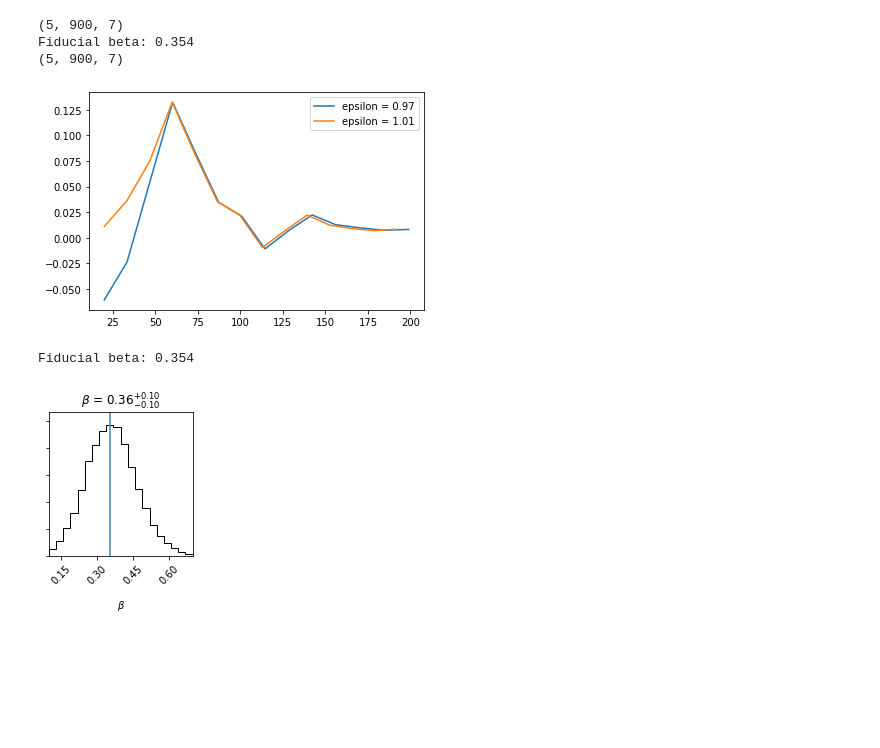
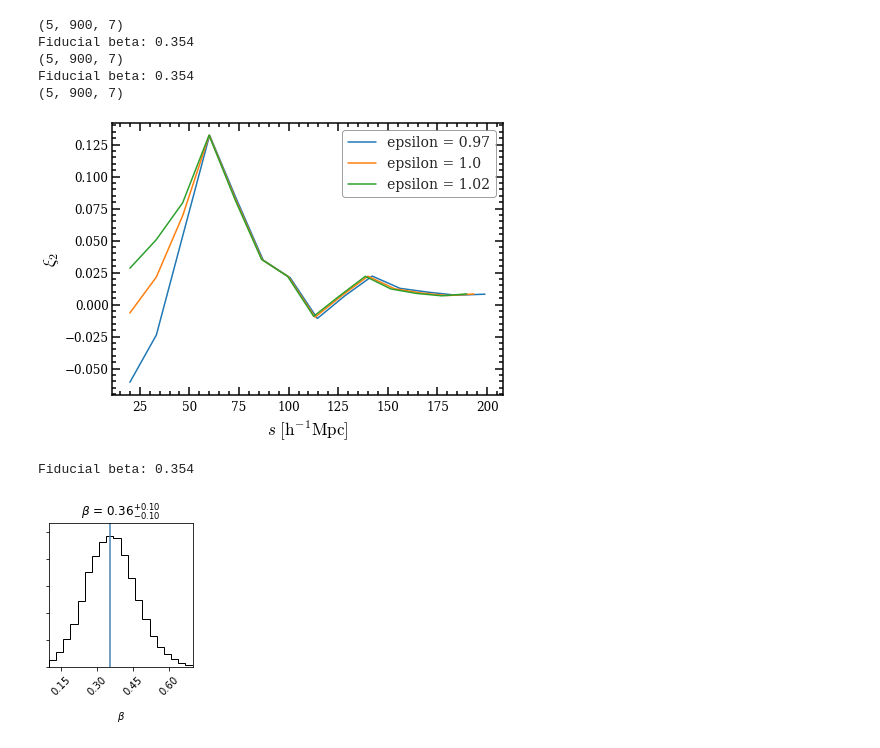
Before and after one commit to epaillas/old_VoidFinder, a Jupyter notebook: Untitled.ipynb, the cells around one changed output. Cells and saved outputs as stored; diff of their text form; code cells hidden in the pictures; blank space fills up the shorter version.

```diff
--- a/Untitled.ipynb
+++ b/Untitled.ipynb
@@ -30,7 +30,7 @@ def log_probability(theta, x, y, cov):
         return -np.inf
     return lp + log_likelihood(theta, x, y, cov)
 
-
+plt.style.use('enrique')
 
 handle = '/Users/epaillas/data/eboss/EZmock_eBOSS_LRG_NGC_v5_000*_Om307.SVF_recen_vf0.9_ovl0.5_sky_postOm307.VG_CCF_rmu'
 mocks = MockStatistics(handle)
@@ -54,7 +54,7 @@ mean_dxi0 = dxi0.mean(axis=0)
 mean_xi2 = xi2.mean(axis=0)
 
 # Visualize data for sanity check
-fig = plt.figure()
+fig = plt.figure(figsize=(7,5))
 ax = plt.subplot()
 
 #ax.plot(s, mean_xi0, label='mono 0.35')
@@ -75,10 +75,57 @@ print('Fiducial beta: %0.3f' % fid_beta)
 
 cov = cov_xi2 + fid_G**2 * cov_dxi0 - fid_G*cov_xi02 - fid_G*cov_xi20
 
+
 handle = '/Users/epaillas/data/eboss/EZmock_eBOSS_LRG_NGC_v5_000*_Om307.SVF_recen_vf0.9_ovl0.5_sky_postOm307.VG_CCF_rmu'
 mocks = MockStatistics(handle)
 
-epsilon = 1.01
+epsilon = 1
+
+s, xi0 = mocks.getMonopole(epsilon=epsilon)
+s, xi2 = mocks.getQuadrupole(epsilon=epsilon)
+s, xiav = mocks.getAverageMonopole(epsilon=epsilon)
+s, dxi0 = mocks.getDiffMonopole(epsilon=epsilon)
+
+cov_xi0 = mocks.getCovarianceMatrix(xi0)
+cov_xi2 = mocks.getCovarianceMatrix(xi2)
+cov_xiav = mocks.getCovarianceMatrix(xiav)
+cov_dxi0 = mocks.getCovarianceMatrix(dxi0)
+cov_xi02 = mocks.getCrossCovarianceMatrix(xi0, xi2)
+cov_xi20 = mocks.getCrossCovarianceMatrix(xi2, xi0)
+
+mean_xi0 = xi0.mean(axis=0)
+mean_dxi0 = dxi0.mean(axis=0)
+mean_xi2 = xi2.mean(axis=0)
+
+# Visualize data for sanity check
+#fig = plt.figure(figsize=(7,5))
+#ax = plt.subplot()
+
+#ax.plot(s, mean_xi0, label='mono 0.35')
+ax.plot(s, mean_xi2, label='epsilon = 1.0')
+
+#ax.legend()
+#plt.show()
+
+# Cosmological parameters
+Om0 = 0.31
+Ode0 = 1 - Om0
+bias_LRG = 2.30
+eff_z_LRG = 0.703
+f_LRG = ((Om0 * (1 + eff_z_LRG)**3.) / (Om0 * (1 + eff_z_LRG)**3 + Ode0))**0.55
+fid_beta = f_LRG / bias_LRG
+fid_G = 2 * fid_beta / (3 + fid_beta)
+print('Fiducial beta: %0.3f' % fid_beta)
+
+cov = cov_xi2 + fid_G**2 * cov_dxi0 - fid_G*cov_xi02 - fid_G*cov_xi20
+
+
+
+
+handle = '/Users/epaillas/data/eboss/EZmock_eBOSS_LRG_NGC_v5_000*_Om307.SVF_recen_vf0.9_ovl0.5_sky_postOm307.VG_CCF_rmu'
+mocks = MockStatistics(handle)
+
+epsilon = 1.02
 
 s, xi0 = mocks.getMonopole(epsilon=epsilon)
 s, xi2 = mocks.getQuadrupole(epsilon=epsilon)
@@ -93,35 +140,39 @@ cov_xi02 = mocks.getCrossCovarianceMatrix(xi0, xi2)
 cov_xi20 = mocks.getCrossCovarianceMatrix(xi2, xi0)
 
 mean_xi0 = xi0.mean(axis=0)
 mean_dxi0 = dxi0.mean(axis=0)
 mean_xi2 = xi2.mean(axis=0)
 
 # Visualize data for sanity check
 #fig = plt.figure()
 #ax = plt.subplot()
 
 #ax.plot(s, mean_xi0, label='mono 0.35')
-ax.plot(s, mean_xi2, label='epsilon = 1.01')
+ax.plot(s, mean_xi2, label='epsilon = 1.02')
 
+ax.set_xlabel(r'$s\ [\rm{h^{-1}Mpc}]$', fontsize=17)
+ax.set_ylabel(r'$\xi_2$', fontsize=17)
 ax.legend()
 plt.show()
 
 # Cosmological parameters
 Om0 = 0.31
 Ode0 = 1 - Om0
 bias_LRG = 2.30
 eff_z_LRG = 0.703
 f_LRG = ((Om0 * (1 + eff_z_LRG)**3.) / (Om0 * (1 + eff_z_LRG)**3 + Ode0))**0.55
 fid_beta = f_LRG / bias_LRG
 fid_G = 2 * fid_beta / (3 + fid_beta)
 print('Fiducial beta: %0.3f' % fid_beta)
 
 cov = cov_xi2 + fid_G**2 * cov_dxi0 - fid_G*cov_xi02 - fid_G*cov_xi20
 # %% [output]
 (5, 900, 7)
 Fiducial beta: 0.354
 (5, 900, 7)
+Fiducial beta: 0.354
+(5, 900, 7)
-[figure, old version]
+[figure, new version]
 Fiducial beta: 0.354
 # %%
 nwalkers = 32
```
Also changed, not shown: 1 other file.
